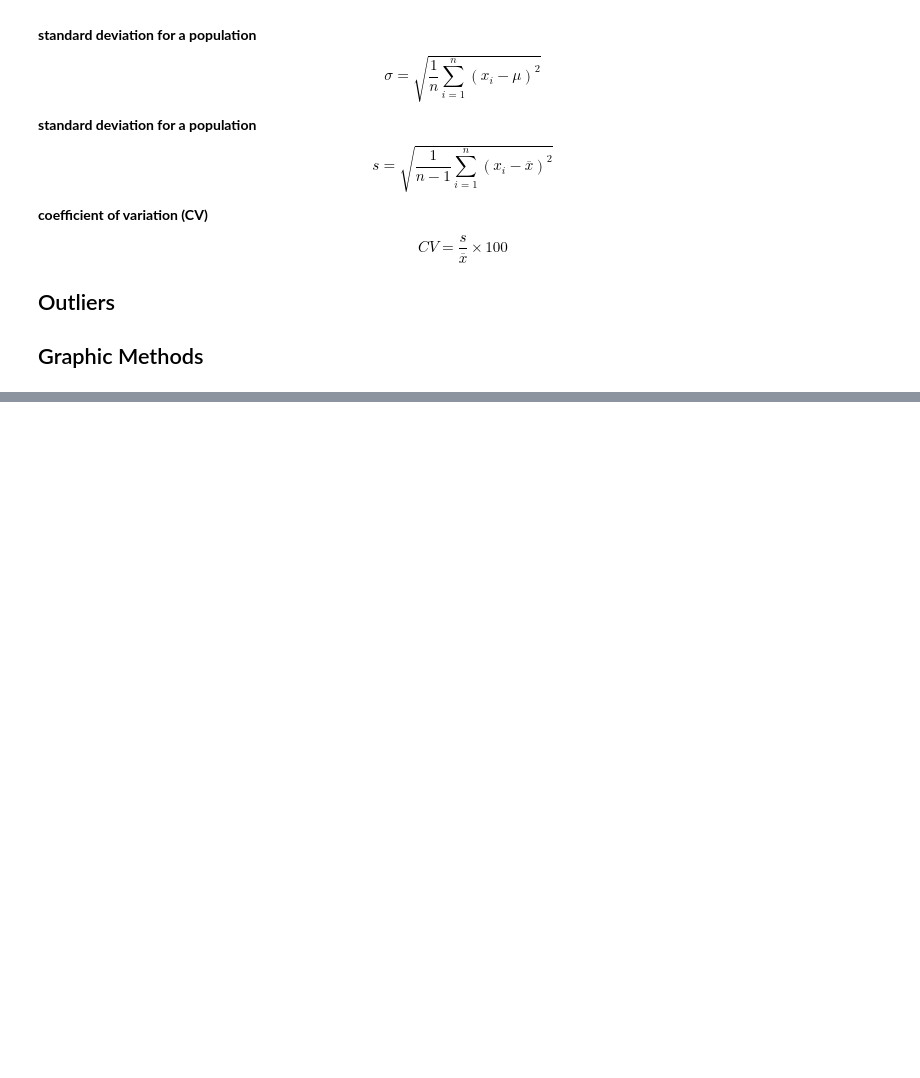
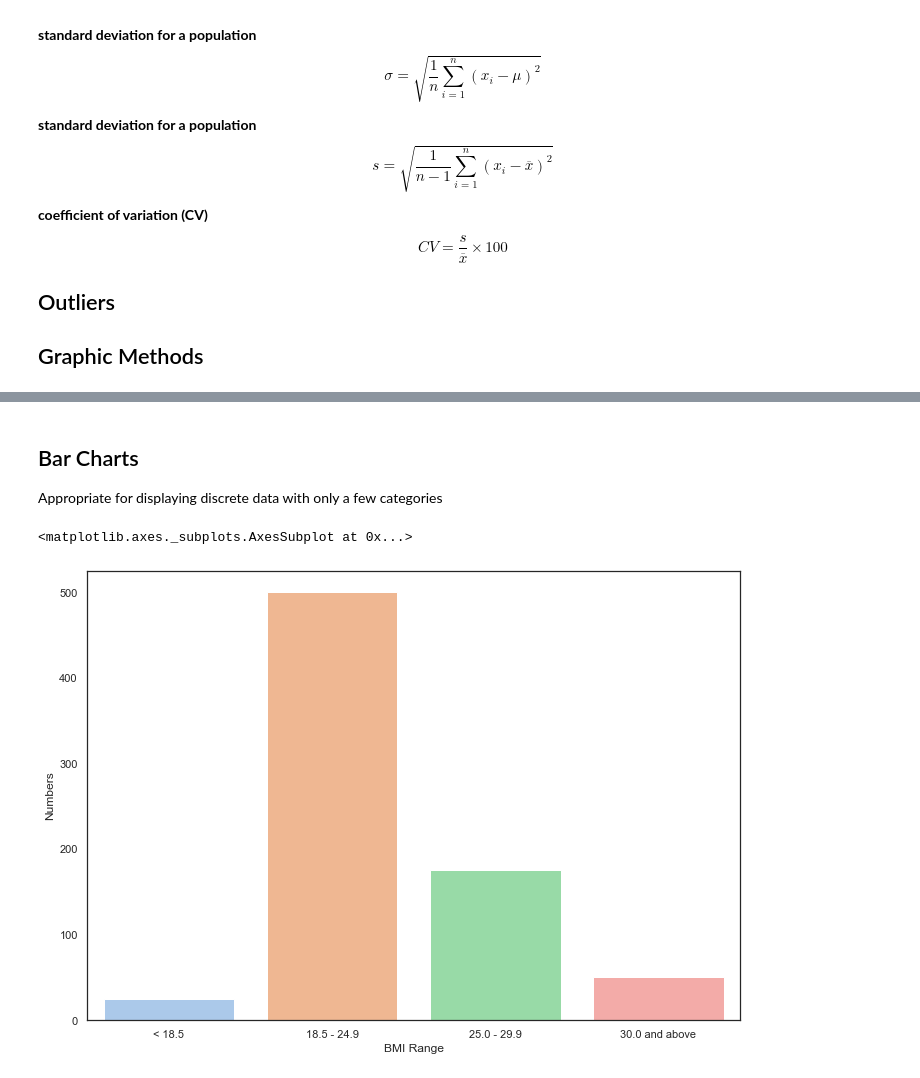
Before and after one commit to ccentola/python-stats, a Jupyter notebook: 04_descriptive_statistics.ipynb, the cells around one changed output, grey strips where cells are left out. Cells and saved outputs as stored; diff of their text form; code cells hidden in the pictures; blank space fills up the shorter version.

```diff
--- a/04_descriptive_statistics.ipynb
+++ b/04_descriptive_statistics.ipynb
@@ -1,5 +1,15 @@
 # %% [markdown]
 # Descriptive Statistics and Graphic Displays
+# %%
+import numpy as np
+import pandas as pd
+import matplotlib.pyplot as plt
+import seaborn as sns
+
+%matplotlib inline
+
+sns.set(rc={'figure.figsize':(11.7,8.27)})
+sns.set_style('white')
 # %% [markdown]
 **descriptive statistics** - use of statistical and graphic techniques to present information about the data being studied
 
@@ -77,3 +87,13 @@ $$
 
 ## Outliers
 ## Graphic Methods
+# %%
+# frequency table
+d = {
+    'BMI Range': ['< 18.5','18.5 - 24.9','25.0 - 29.9','30.0 and above'],
+    'Category': ['Underweight','Normal weight','Overweight', 'Obese'],
+    'Numbers': [25,500,175,50]
+}
+
+df = pd.DataFrame(d)
+df
@@ -79,0 +108,4 @@ $$
+# %%
+# compute realtive frequency rounded to 2 significant digits
+df['Relative Frequency'] = round(df['Numbers'] / sum(df['Numbers']) * 100, 2)
+df
@@ -79,0 +120,4 @@ $$
+# %%
+# compute cumulative frequency
+df['Cumulative Frequency'] = np.cumsum(df['Relative Frequency'])
+df
@@ -79,0 +130,9 @@ $$
+# %% [markdown]
+## Bar Charts
+
+Appropriate for displaying discrete data with only a few categories
+# %%
+sns.barplot(x='BMI Range',y='Numbers',data=df,palette='pastel')
+# %% [output]
+<matplotlib.axes._subplots.AxesSubplot at 0x...>
+[figure, added]
```
Also changed, not shown: parts of 11 cells of this notebook.
